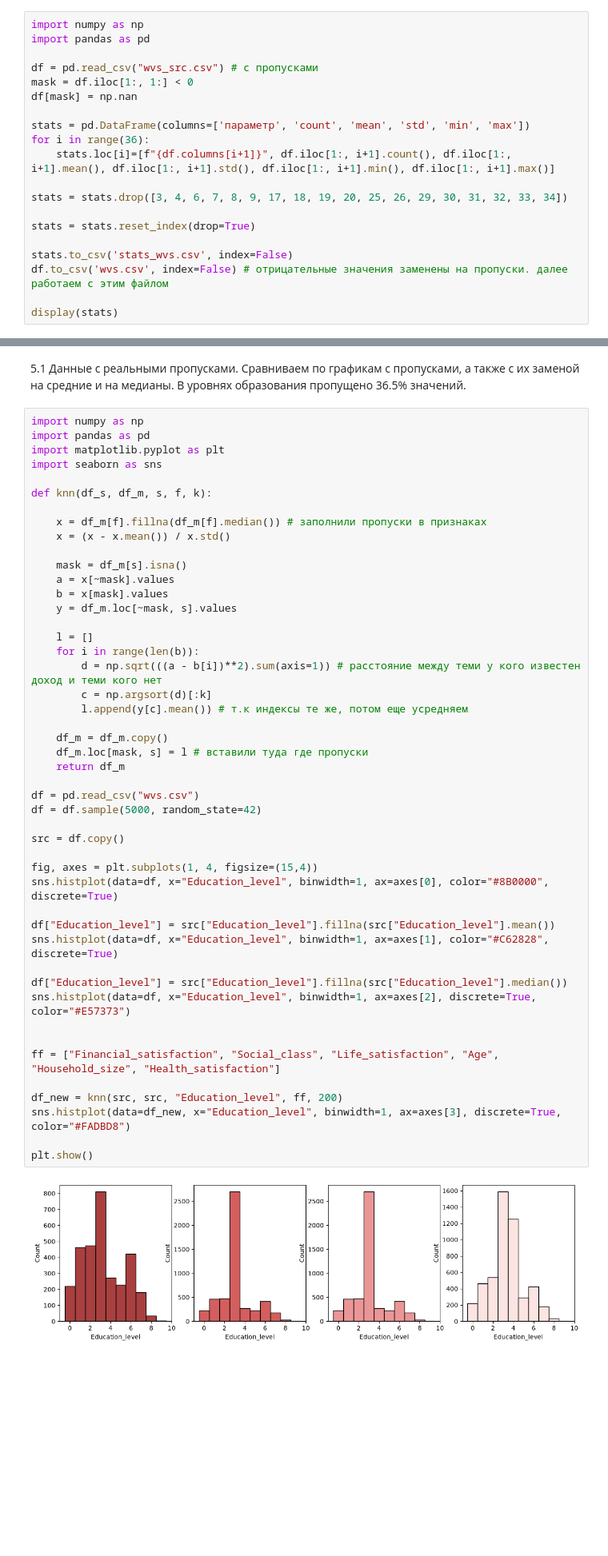
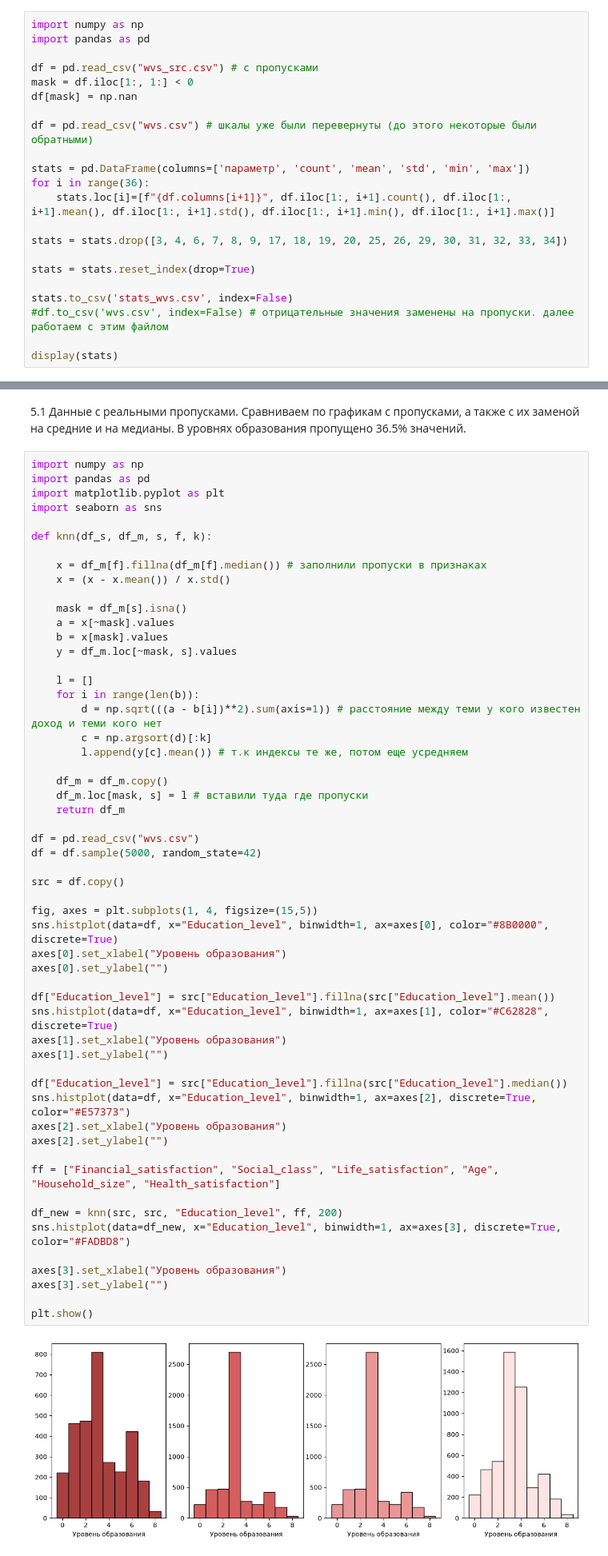
Before and after one commit to chaosmagnvm/wvs-data-analysis, a Jupyter notebook: stats_wvs.ipynb, the cells around one changed output, grey strips where cells are left out. Shown at 80% size. Cells and saved outputs as stored; diff of their text form; blank space fills up the shorter version.

```diff
--- a/stats_wvs.ipynb
+++ b/stats_wvs.ipynb
@@ -11,6 +11,8 @@ import pandas as pd
 df = pd.read_csv("wvs_src.csv") # с пропусками
 mask = df.iloc[1:, 1:] < 0
 df[mask] = np.nan
+
+df = pd.read_csv("wvs.csv") # шкалы уже были перевернуты (до этого некоторые были обратными)
 
 stats = pd.DataFrame(columns=['параметр', 'count', 'mean', 'std', 'min', 'max'])
 for i in range(36):
@@ -21,7 +23,7 @@ stats = stats.drop([3, 4, 6, 7, 8, 9, 17, 18, 19, 20, 25, 26, 29, 30, 31, 32, 33
 stats = stats.reset_index(drop=True)
 
 stats.to_csv('stats_wvs.csv', index=False)
-df.to_csv('wvs.csv', index=False) # отрицательные значения заменены на пропуски. далее работаем с этим файлом
+#df.to_csv('wvs.csv', index=False) # отрицательные значения заменены на пропуски. далее работаем с этим файлом
 
 display(stats)
 # %% [output]
@@ -421,36 +450,44 @@ def knn(df_s, df_m, s, f, k):
     l = []
     for i in range(len(b)):
         d = np.sqrt(((a - b[i])**2).sum(axis=1)) # расстояние между теми у кого известен доход и теми кого нет
         c = np.argsort(d)[:k]
         l.append(y[c].mean()) # т.к индексы те же, потом еще усредняем
 
     df_m = df_m.copy()
     df_m.loc[mask, s] = l # вставили туда где пропуски
     return df_m
 
 df = pd.read_csv("wvs.csv")
 df = df.sample(5000, random_state=42)
 
 src = df.copy()
 
-fig, axes = plt.subplots(1, 4, figsize=(15,4))
+fig, axes = plt.subplots(1, 4, figsize=(15,5))
 sns.histplot(data=df, x="Education_level", binwidth=1, ax=axes[0], color="#8B0000", discrete=True)
+axes[0].set_xlabel("Уровень образования")
+axes[0].set_ylabel("")
 
 df["Education_level"] = src["Education_level"].fillna(src["Education_level"].mean())
 sns.histplot(data=df, x="Education_level", binwidth=1, ax=axes[1], color="#C62828", discrete=True)
+axes[1].set_xlabel("Уровень образования")
+axes[1].set_ylabel("")
 
 df["Education_level"] = src["Education_level"].fillna(src["Education_level"].median())
 sns.histplot(data=df, x="Education_level", binwidth=1, ax=axes[2], discrete=True, color="#E57373")
-
+axes[2].set_xlabel("Уровень образования")
+axes[2].set_ylabel("")
 
 ff = ["Financial_satisfaction", "Social_class", "Life_satisfaction", "Age", "Household_size", "Health_satisfaction"]
 
 df_new = knn(src, src, "Education_level", ff, 200)
 sns.histplot(data=df_new, x="Education_level", binwidth=1, ax=axes[3], discrete=True, color="#FADBD8")
 
+axes[3].set_xlabel("Уровень образования")
+axes[3].set_ylabel("")
+
 plt.show()
 # %% [output]
-[figure, old version]
+[figure, new version]
 # %% [markdown]
 5.2 Создаем искусственные пропуски для сравнения методов заполнения (медианы против средних). На случайной подвыборке из 5000 наблюдений удалили 10% значений субъективного уровня доходов и сравнили заполнение медианой и средним по средней абсолютной ошибке MAE.
 # %%
```
Also changed, not shown: parts of 15 cells of this notebook, 1 other file.
